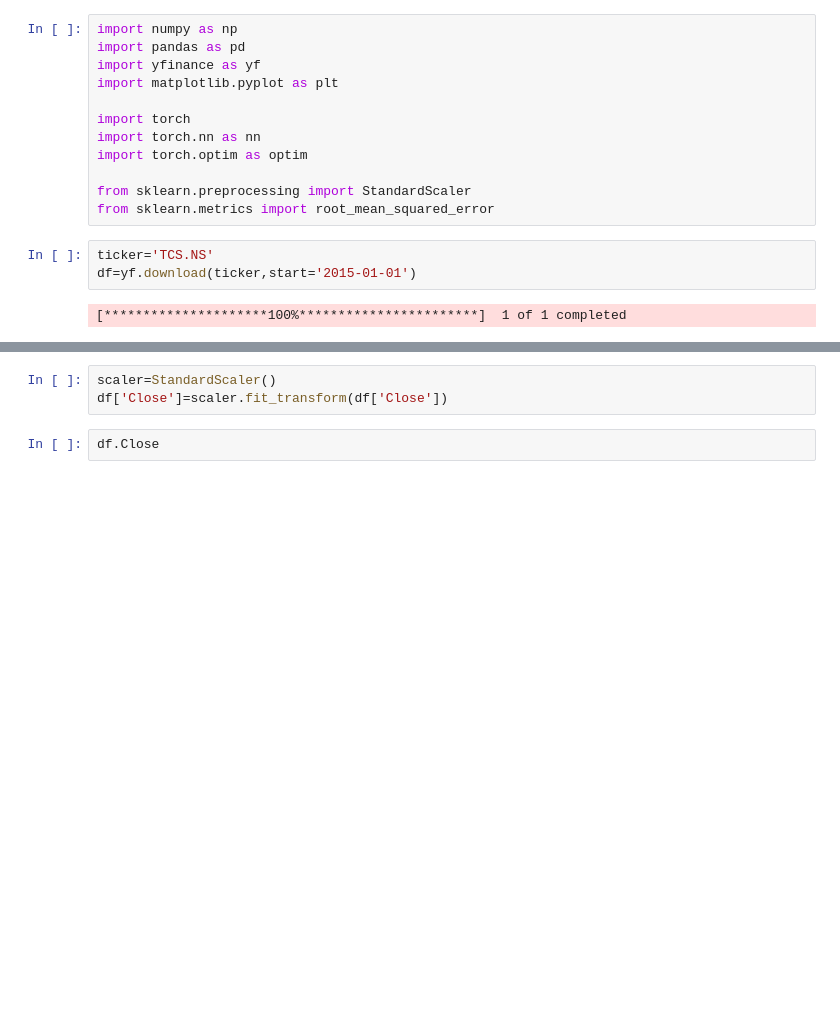
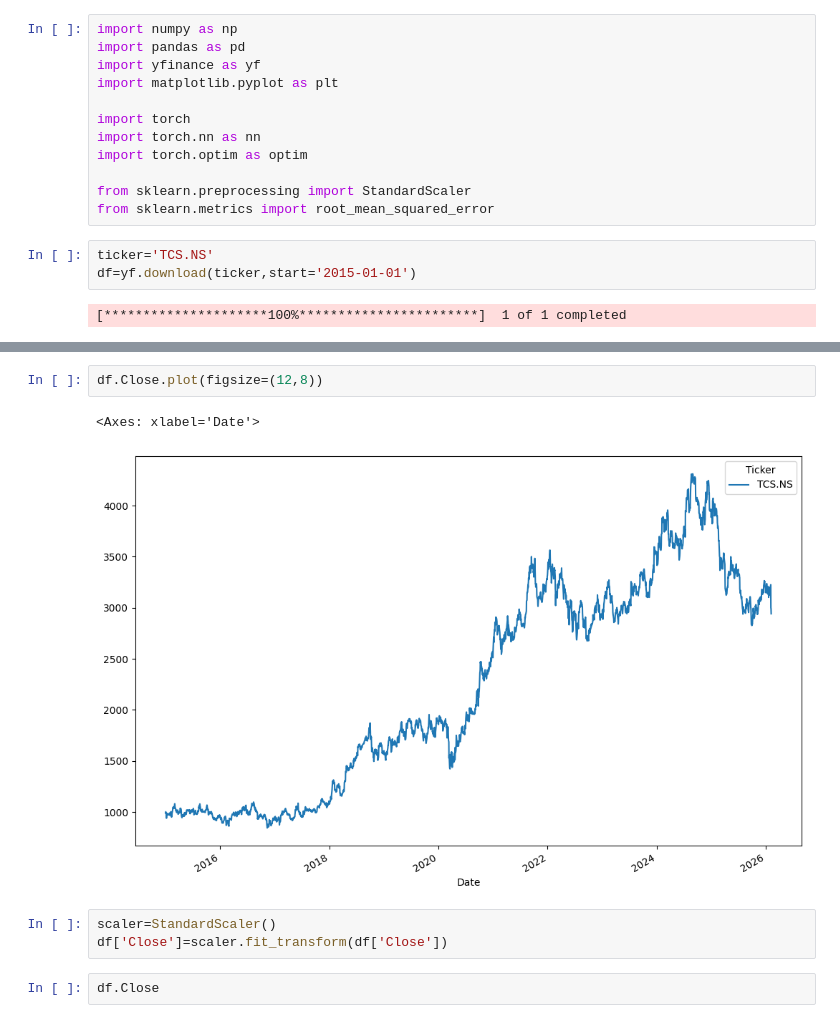
Before and after one commit to Acyuth/Stock-Price-Prediction, a Jupyter notebook: StockPricePrediction.ipynb, the cells around one changed output, grey strips where cells are left out. Drawn from its saved outputs; the diff is of its cells as text; blank space fills up the shorter version.

```diff
--- a/StockPricePrediction.ipynb
+++ b/StockPricePrediction.ipynb
@@ -42,3 +38,8 @@ df
+# %%
+df.Close.plot(figsize=(12,8))
+# %% [output]
+<Axes: xlabel='Date'>
+[figure, added]
 # %%
 scaler=StandardScaler()
 df['Close']=scaler.fit_transform(df['Close'])
```
Also changed, not shown: parts of 16 cells of this notebook.
